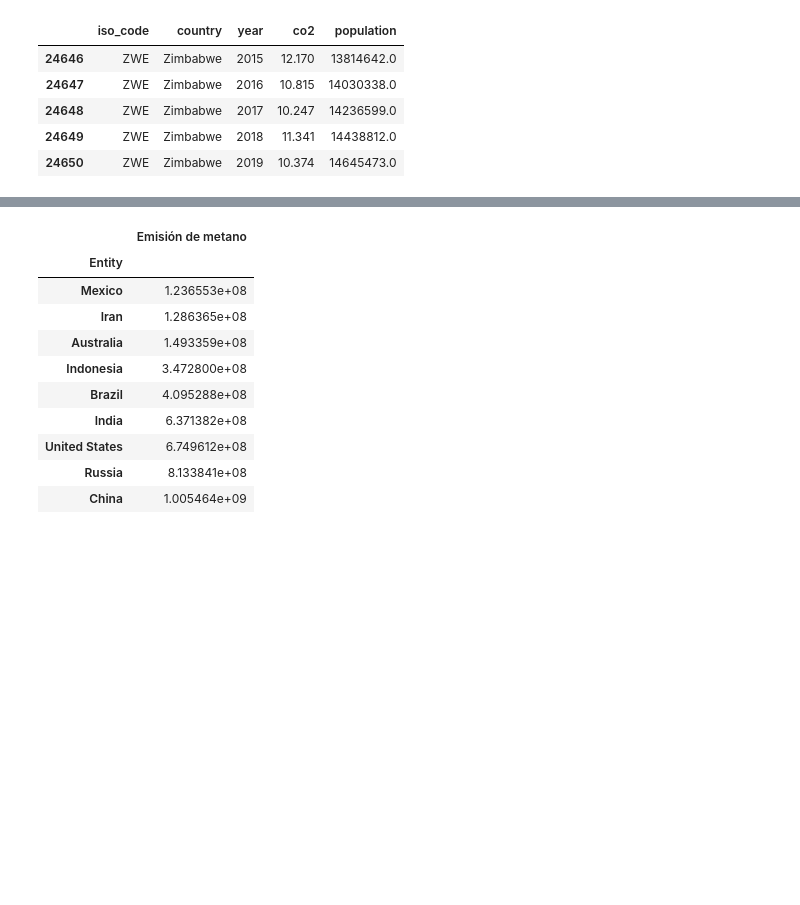
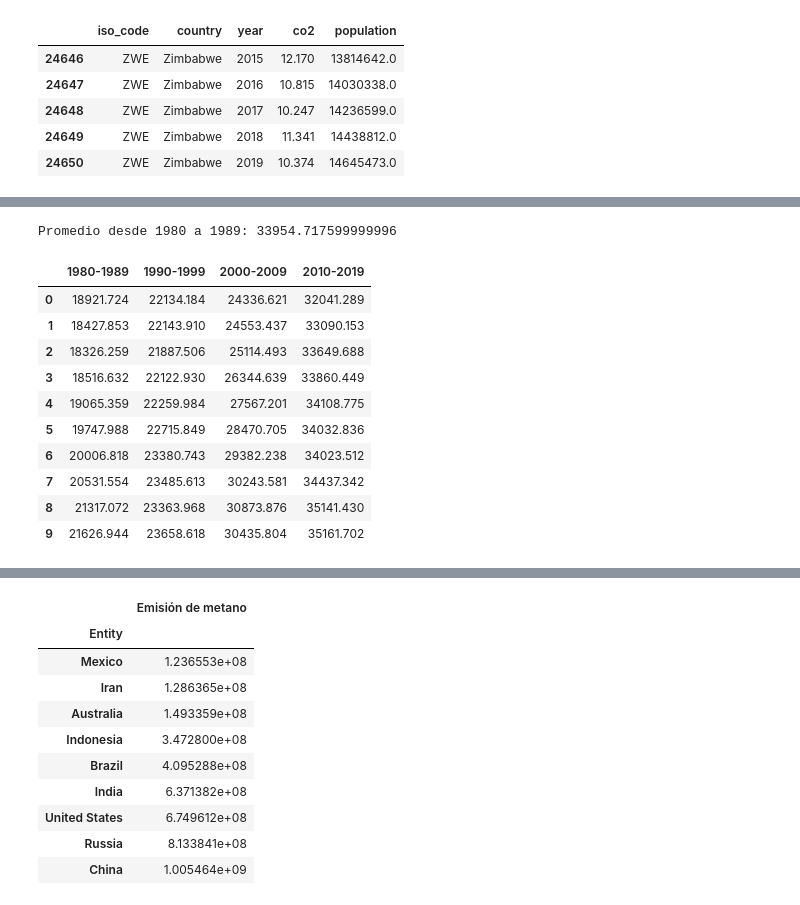
Before and after one commit to CarlotaAContreras/Proyecto-IMT2200, a Jupyter notebook: Proyecto/Data/Proyecto.ipynb, the cells around one changed output, grey strips where cells are left out. Saved outputs shown, nothing was run; the diff lists cells and outputs as text; code cells hidden in the pictures; blank space fills up the shorter version.

```diff
--- a/Proyecto/Data/Proyecto.ipynb
+++ b/Proyecto/Data/Proyecto.ipynb
@@ -408,0 +157,4 @@ memory usage: 163.0+ KB
+# %%
+lista_decada_1980 = []
+for a in range(1980,1990):
+    lista_decada_1980.append(obtener_totalco2_x_ano(a))
@@ -408,0 +259,23 @@ memory usage: 163.0+ KB
+# %%
+print(f"Promedio desde 1980 a 1989: {promedio_co2_decada(lista_decada_2010)}")
+# %% [output]
+Promedio desde 1980 a 1989: 33954.717599999996
+# %%
+df_co2_barras = pd.DataFrame()
+df_co2_barras['1980-1989'] = lista_decada_1980
+df_co2_barras['1990-1999'] = lista_decada_1990
+df_co2_barras['2000-2009'] = lista_decada_2000
+df_co2_barras['2010-2019'] = lista_decada_2010
+df_co2_barras
+# %% [output]
+|  | 1980-1989 | 1990-1999 | 2000-2009 | 2010-2019 |
+| 0 | 18921.724 | 22134.184 | 24336.621 | 32041.289 |
+| 1 | 18427.853 | 22143.910 | 24553.437 | 33090.153 |
+| 2 | 18326.259 | 21887.506 | 25114.493 | 33649.688 |
+| 3 | 18516.632 | 22122.930 | 26344.639 | 33860.449 |
+| 4 | 19065.359 | 22259.984 | 27567.201 | 34108.775 |
+| 5 | 19747.988 | 22715.849 | 28470.705 | 34032.836 |
+| 6 | 20006.818 | 23380.743 | 29382.238 | 34023.512 |
+| 7 | 20531.554 | 23485.613 | 30243.581 | 34437.342 |
+| 8 | 21317.072 | 23363.968 | 30873.876 | 35141.430 |
+| 9 | 21626.944 | 23658.618 | 30435.804 | 35161.702 |
```
Also changed, not shown: parts of 91 cells of this notebook, 2 other files.
